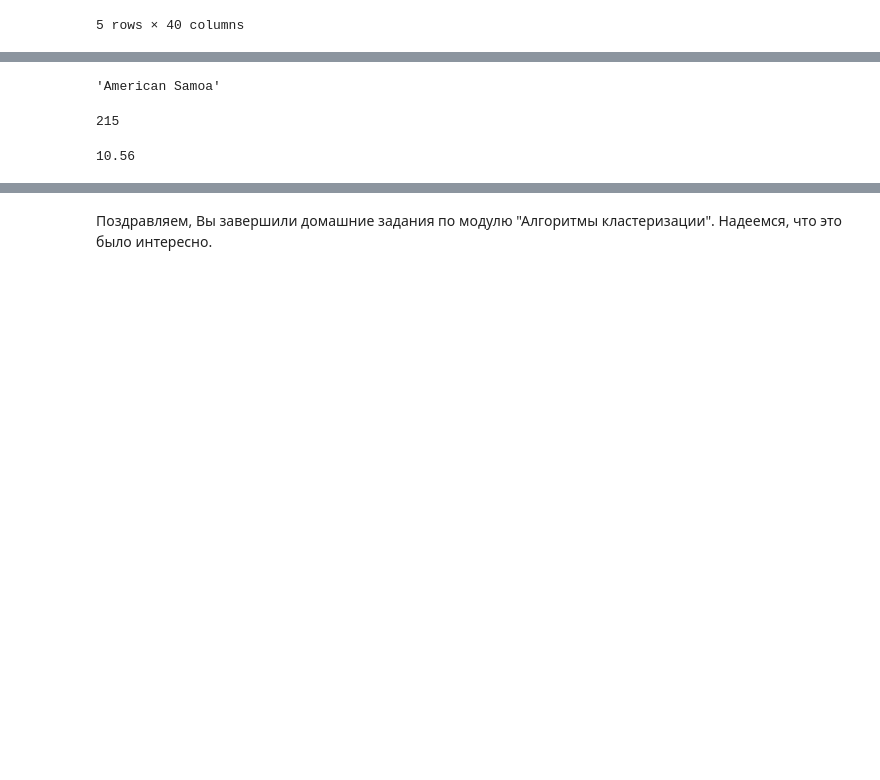
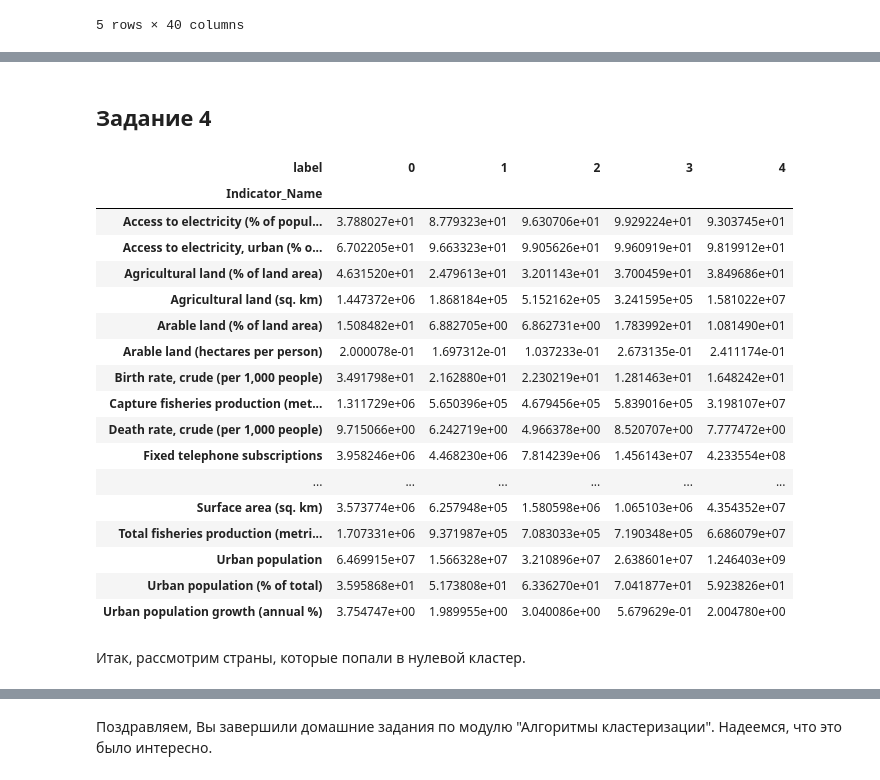
Before and after one commit to bolychevanton/TechSphere, a Jupyter notebook: Data Mining/hw5/bolychev_hw5.ipynb, the cells around one changed output, grey strips where cells are left out. Drawn from its saved outputs; the diff is of its cells as text; code cells hidden in the pictures; blank space fills up the shorter version.

```diff
--- a/Data Mining/hw5/bolychev_hw5.ipynb
+++ b/Data Mining/hw5/bolychev_hw5.ipynb
@@ -652,6 +755,0 @@ dend = dendrogram(Z)
-# %%
-for pair in bad:
-    curr_df = df[df.Country_Name == pair[0]]
-    if 'Death rate, crude (per 1,000 people)' in\
-        list(curr_df[True^(curr_df.Y2010 == curr_df.Y2010)].Indicator_Name):
-            df = df[df.Country_Name != pair[0]]
@@ -677,14 +756,28 @@ for pair in bad:
-# %%
-bad[0][0]
-# %% [output]
-'American Samoa'
+# %% [markdown]
+## Задание 4
 # %%
 ## Задание 4
-# %%
-262 - 47
-# %% [output]
-215
-# %%
-264 / 25
-# %% [output]
-10.56
+# %%
+df['label'] = y
+df.groupby(by='label').mean().T
+# %% [output]
+| label | 0 | 1 | 2 | 3 | 4 |
+| Indicator_Name |  |  |  |  |  |
+| Access to electricity (% of popul... | 3.788027e+01 | 8.779323e+01 | 9.630706e+01 | 9.929224e+01 | 9.303745e+01 |
+| Access to electricity, urban (% o... | 6.702205e+01 | 9.663323e+01 | 9.905626e+01 | 9.960919e+01 | 9.819912e+01 |
+| Agricultural land (% of land area) | 4.631520e+01 | 2.479613e+01 | 3.201143e+01 | 3.700459e+01 | 3.849686e+01 |
+| Agricultural land (sq. km) | 1.447372e+06 | 1.868184e+05 | 5.152162e+05 | 3.241595e+05 | 1.581022e+07 |
+| Arable land (% of land area) | 1.508482e+01 | 6.882705e+00 | 6.862731e+00 | 1.783992e+01 | 1.081490e+01 |
+| Arable land (hectares per person) | 2.000078e-01 | 1.697312e-01 | 1.037233e-01 | 2.673135e-01 | 2.411174e-01 |
+| Birth rate, crude (per 1,000 people) | 3.491798e+01 | 2.162880e+01 | 2.230219e+01 | 1.281463e+01 | 1.648242e+01 |
+| Capture fisheries production (met... | 1.311729e+06 | 5.650396e+05 | 4.679456e+05 | 5.839016e+05 | 3.198107e+07 |
+| Death rate, crude (per 1,000 people) | 9.715066e+00 | 6.242719e+00 | 4.966378e+00 | 8.520707e+00 | 7.777472e+00 |
+| Fixed telephone subscriptions | 3.958246e+06 | 4.468230e+06 | 7.814239e+06 | 1.456143e+07 | 4.233554e+08 |
+| ... | ... | ... | ... | ... | ... |
+| Surface area (sq. km) | 3.573774e+06 | 6.257948e+05 | 1.580598e+06 | 1.065103e+06 | 4.354352e+07 |
+| Total fisheries production (metri... | 1.707331e+06 | 9.371987e+05 | 7.083033e+05 | 7.190348e+05 | 6.686079e+07 |
+| Urban population | 6.469915e+07 | 1.566328e+07 | 3.210896e+07 | 2.638601e+07 | 1.246403e+09 |
+| Urban population (% of total) | 3.595868e+01 | 5.173808e+01 | 6.336270e+01 | 7.041877e+01 | 5.923826e+01 |
+| Urban population growth (annual %) | 3.754747e+00 | 1.989955e+00 | 3.040086e+00 | 5.679629e-01 | 2.004780e+00 |
+# %% [markdown]
+Итак, рассмотрим страны, которые попали в нулевой кластер.
```
Also changed, not shown: parts of 66 cells of this notebook.
